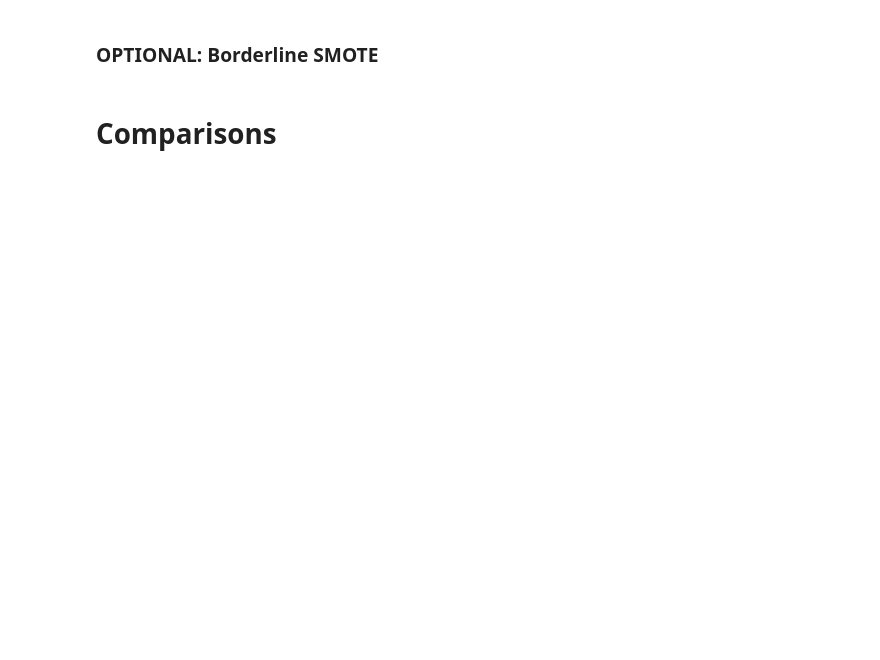
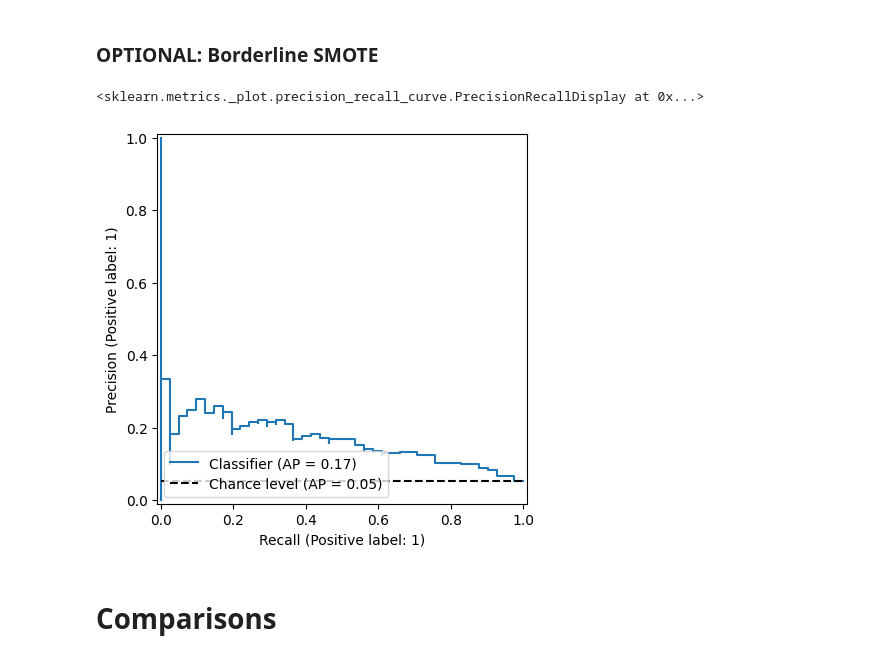
Before and after one commit to canoepus/think, a Jupyter notebook: upsampling.ipynb, the cells around one changed output. Drawn from its saved outputs; the diff is of its cells as text; code cells hidden in the pictures; blank space fills up the shorter version.

```diff
--- a/upsampling.ipynb
+++ b/upsampling.ipynb
@@ -444,4 +428,22 @@ plt.show()
 # %% [markdown]
 ### OPTIONAL: Borderline SMOTE
+# %%
+# x_smote, y_smote = SMOTE().fit_resample(X, Y)
+# x_train_s, x_test_s, y_train_s, y_test_s = train_test_split(x_smote, y_smote, test_size=0.3, random_state=0)
+x_train_s, y_train_s = SMOTE().fit_resample(X_train, Y_train)
+
+m = RandomForestClassifier(random_state=0)
+m.fit(x_train_s, y_train_s)
+y_pred_out = m.predict_proba(X_test)[:, 1]
+
+metrics.PrecisionRecallDisplay.from_predictions(
+    Y_test,
+    y_pred_out,
+    pos_label=1,
+    plot_chance_level=True
+)
+# %% [output]
+<sklearn.metrics._plot.precision_recall_curve.PrecisionRecallDisplay at 0x...>
+[figure, added]
 # %% [markdown]
 # Comparisons
```
Also changed, not shown: parts of 7 cells of this notebook.
